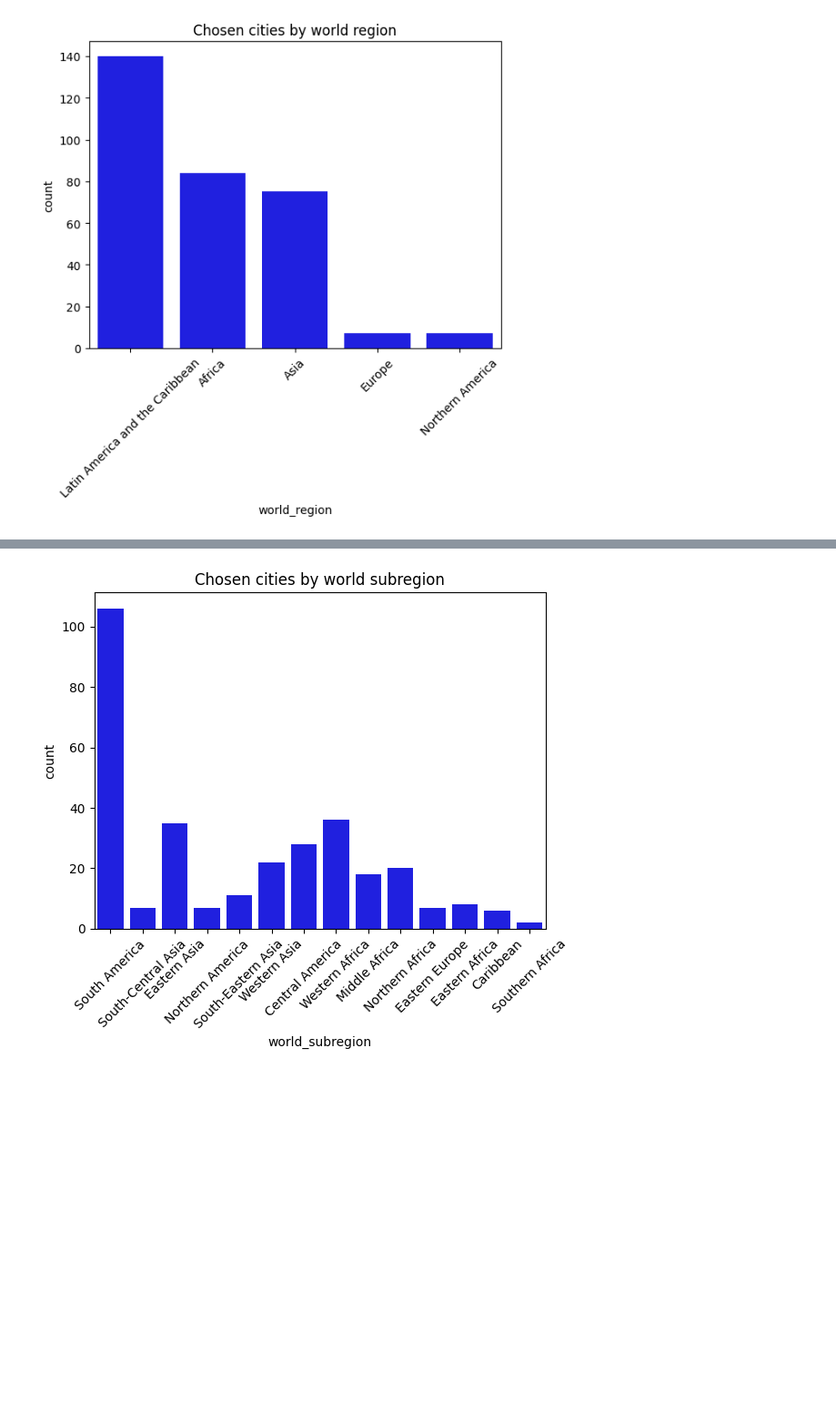
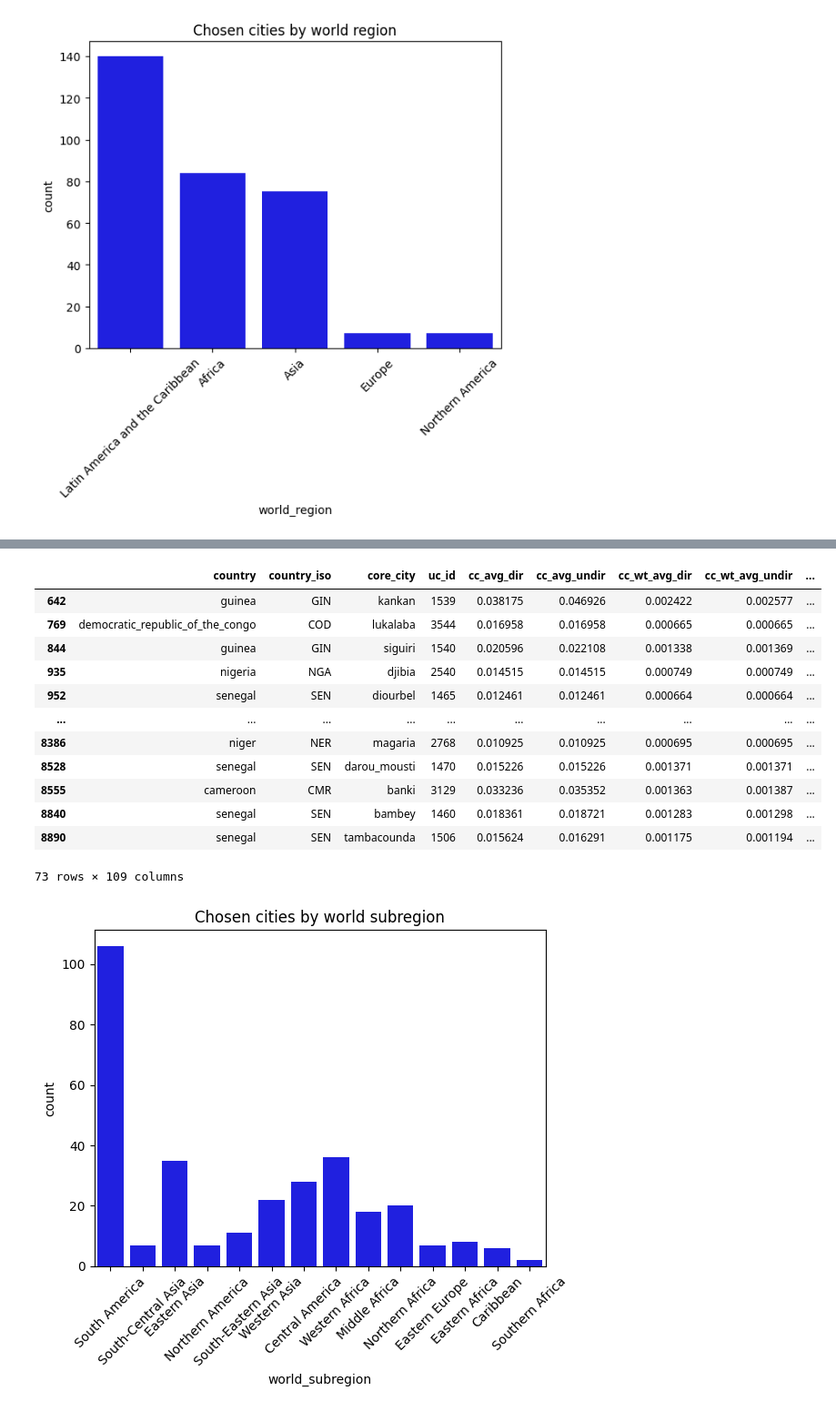
Before and after one commit to Pendulun/POC1, a Jupyter notebook: code/analiseIndicadoresMundiais/3-final_features_analysis.ipynb, the cells around one changed output, grey strips where cells are left out. Shown at 91% size. Cells and saved outputs as stored; diff of their text form; code cells hidden in the pictures; blank space fills up the shorter version.

```diff
--- a/code/analiseIndicadoresMundiais/3-final_features_analysis.ipynb
+++ b/code/analiseIndicadoresMundiais/3-final_features_analysis.ipynb
@@ -721,3 +747,20 @@ plt.xticks(rotation=45)
+# %%
+african_cities = final_df[final_df['world_region'] == 'Africa']
+african_cities[african_cities['organic_prop'] < 0.6]
+# %% [output]
+|  | country | country_iso | core_city | uc_id | cc_avg_dir | cc_avg_undir | cc_wt_avg_dir | cc_wt_avg_undir | ... |
+| 642 | guinea | GIN | kankan | 1539 | 0.038175 | 0.046926 | 0.002422 | 0.002577 | ... |
+| 769 | democratic_republic_of_the_congo | COD | lukalaba | 3544 | 0.016958 | 0.016958 | 0.000665 | 0.000665 | ... |
+| 844 | guinea | GIN | siguiri | 1540 | 0.020596 | 0.022108 | 0.001338 | 0.001369 | ... |
+| 935 | nigeria | NGA | djibia | 2540 | 0.014515 | 0.014515 | 0.000749 | 0.000749 | ... |
+| 952 | senegal | SEN | diourbel | 1465 | 0.012461 | 0.012461 | 0.000664 | 0.000664 | ... |
+| ... | ... | ... | ... | ... | ... | ... | ... | ... | ... |
+| 8386 | niger | NER | magaria | 2768 | 0.010925 | 0.010925 | 0.000695 | 0.000695 | ... |
+| 8528 | senegal | SEN | darou_mousti | 1470 | 0.015226 | 0.015226 | 0.001371 | 0.001371 | ... |
+| 8555 | cameroon | CMR | banki | 3129 | 0.033236 | 0.035352 | 0.001363 | 0.001387 | ... |
+| 8840 | senegal | SEN | bambey | 1460 | 0.018361 | 0.018721 | 0.001283 | 0.001298 | ... |
+| 8890 | senegal | SEN | tambacounda | 1506 | 0.015624 | 0.016291 | 0.001175 | 0.001194 | ... |
+73 rows × 109 columns
 # %%
 g = sns.countplot(data=final_df[final_df['chosen']], x='world_subregion', color='blue')
 g.set(title='Chosen cities by world subregion')
```
Also changed, not shown: parts of 6 cells of this notebook.
